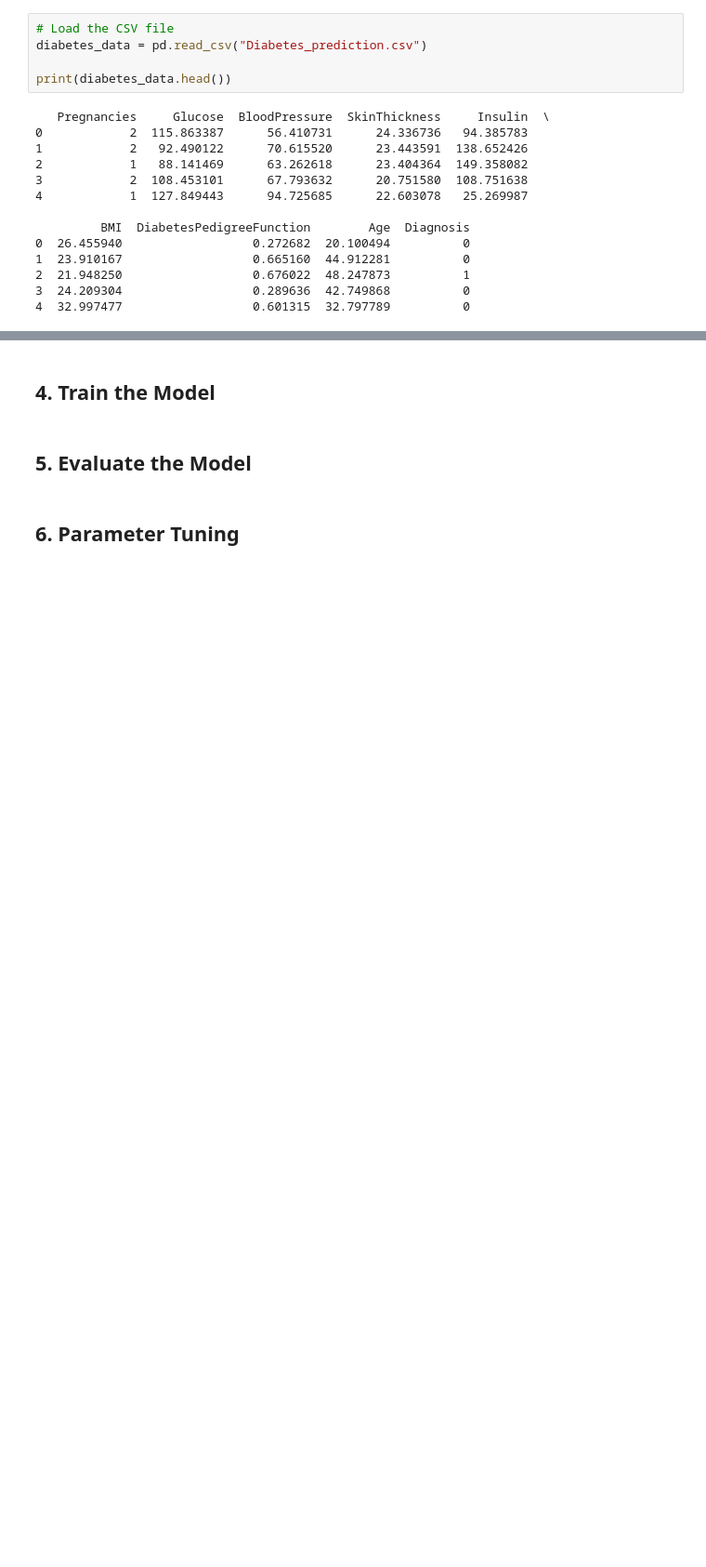
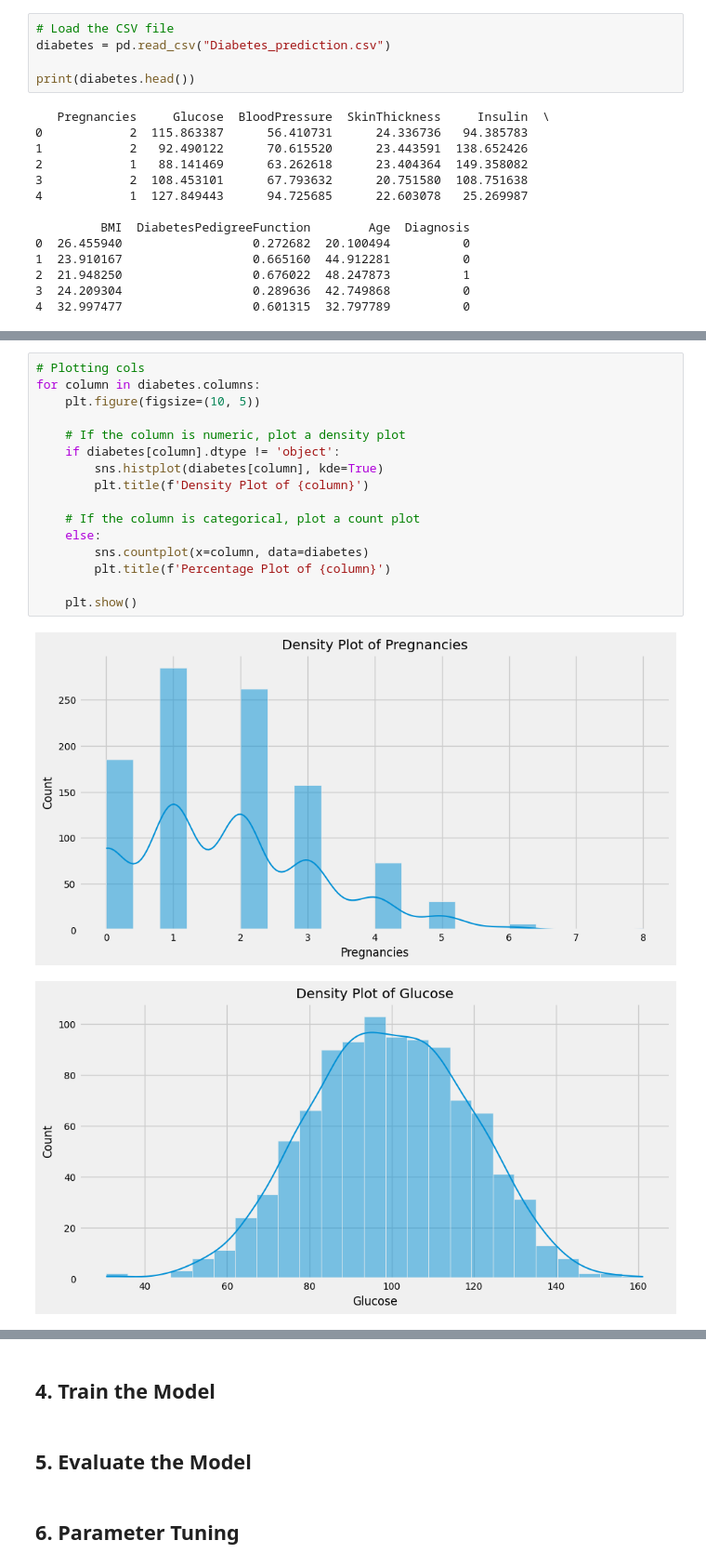
Before and after one commit to OskyRosky/MachineLearning, a Jupyter notebook: 1. Supervised Classication/ML_1.ipynb, the cells around one changed output, grey strips where cells are left out. Shown: that part at 93% size. Cells and saved outputs as stored; diff of their text form; blank space fills up the shorter version.

```diff
--- a/1. Supervised Classication/ML_1.ipynb
+++ b/1. Supervised Classication/ML_1.ipynb
@@ -67,9 +68,9 @@ Objectives in our context are twofold: to identify the most significant predicto
 ### Data Gathering
 # %%
 # Load the CSV file
-diabetes_data = pd.read_csv("Diabetes_prediction.csv")
+diabetes = pd.read_csv("Diabetes_prediction.csv")
 
-print(diabetes_data.head())
+print(diabetes.head())
 # %% [output]
    Pregnancies     Glucose  BloodPressure  SkinThickness     Insulin  \
 0            2  115.863387      56.410731      24.336736   94.385783
@@ -88,0 +116,19 @@ print(diabetes_data.head())
+# %%
+# Plotting cols
+for column in diabetes.columns:
+    plt.figure(figsize=(10, 5))
+
+    # If the column is numeric, plot a density plot
+    if diabetes[column].dtype != 'object':
+        sns.histplot(diabetes[column], kde=True)
+        plt.title(f'Density Plot of {column}')
+
+    # If the column is categorical, plot a count plot
+    else:
+        sns.countplot(x=column, data=diabetes)
+        plt.title(f'Percentage Plot of {column}')
+
+    plt.show()
+# %% [output]
+[figure, added]
+[figure, added]
```
Also changed, not shown: parts of 10 cells of this notebook.
